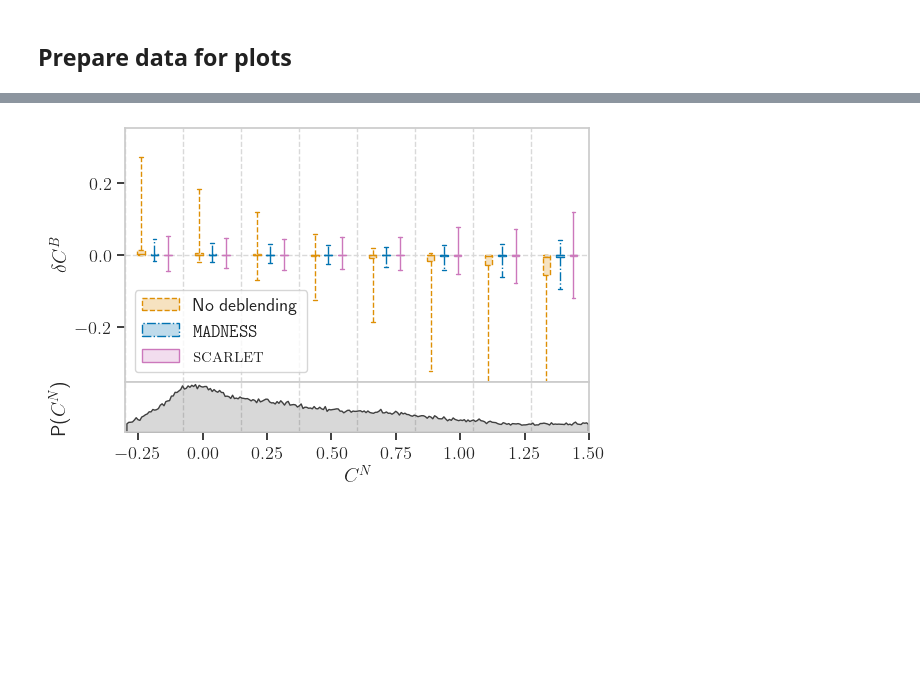
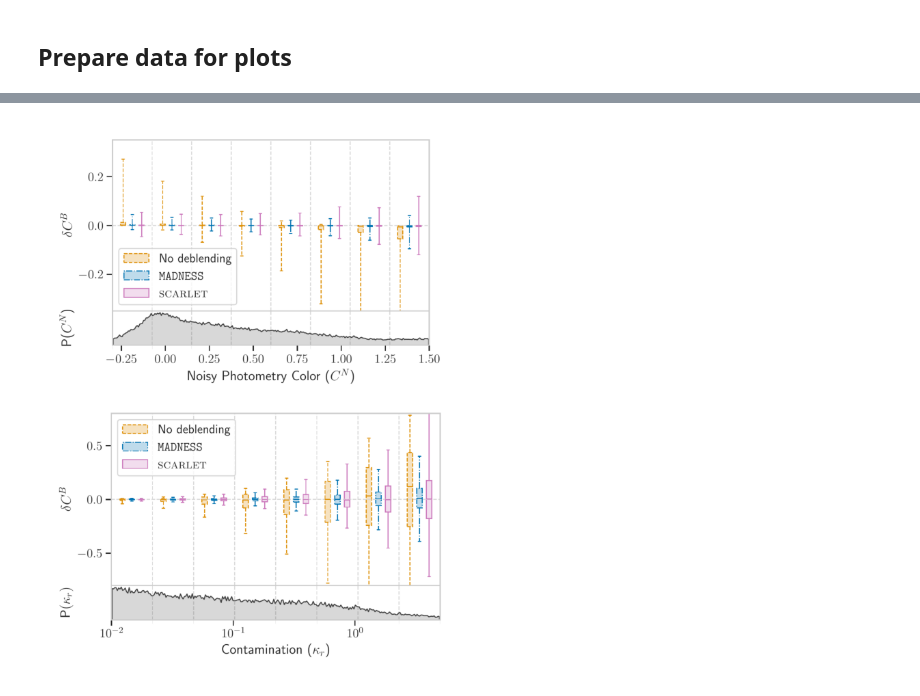
Before and after one commit to b-biswas/madness-benchmark, a Jupyter notebook: notebooks/4.3 Color.ipynb, the cells around one changed output, grey strips where cells are left out. Cells and saved outputs as stored; diff of their text form; code cells hidden in the pictures; blank space fills up the shorter version.

Commit message:
Cwr (#12)
* update disrib plot

* update x labels

* update x labels

* pre-commit

```diff
--- a/notebooks/4.3 Color.ipynb
+++ b/notebooks/4.3 Color.ipynb
@@ -325,32 +401,31 @@ plt.show()
 # %%
-(
-    fig,
-    median_shear,
-    q1_shear,
-    q3_shear,
-    whislo_shear,
-    whishi_shear,
-) = madness_benchmark.boxplot.boxplot_func(
-    boxplot_color_df,
-    x=color_bands + "_phot",
-    y=color_bands + "_color_err_phot",
-    z="type",
-    xlim=color_limits,
-    ylim=(-0.35, 0.35),
-    x_scale=None,
-    legend=["No deblending", madness_plot_label, scarlet_plot_label],
-    x_label=r"$C^N$",
-    y_label=r"$\delta C^B$",
-    y_label_hist=r"P($C^N$)",
-    legend_location="lower left",
-    legend_remove=False,
-    whis=[5, 95],
-    percents=[25, 75],
-    palette=[blended_plot_color, madness_plot_color, scarlet_plot_color],  # 0.35,
-    nbins=8,
-    ls=[blended_plot_ls, madness_plot_ls, scarlet_plot_ls],
-    sns_font_scale=1.2,
+f, axarr = plt.subplots(2, 1, figsize=(6, 8))
+
+# axarr[0].imshow(mpimg.imread(os.path.join(result_dir_path, "cumulative_distib_phot_err_r.png")))
+axarr[0].imshow(
+    convert_from_path(os.path.join("results", "temp", "bms_bias_color_box_plot.pdf"))[0]
 )
-plt.savefig(os.path.join("results", "temp", "bms_bias_color_box_plot.pdf"))
+axarr[1].imshow(
+    convert_from_path(
+        os.path.join(
+            "results",
+            "temp",
+            "bms_contamination_color_box_plot.pdf",
+        )
+    )[0]
+)
+
+
+# turn off x and y axis
+[ax.set_axis_off() for ax in axarr.ravel()]
+plt.tight_layout(pad=0)
+
+plt.savefig(
+    os.path.join("results", "color_boxplot_results.pdf"),
+    format="pdf",
+    bbox_inches="tight",
+)
+
+plt.show()
 # %% [output]
-[figure, old version]
+[figure, new version]
```
Also changed, not shown: parts of 7 cells of this notebook, 3 other files.
